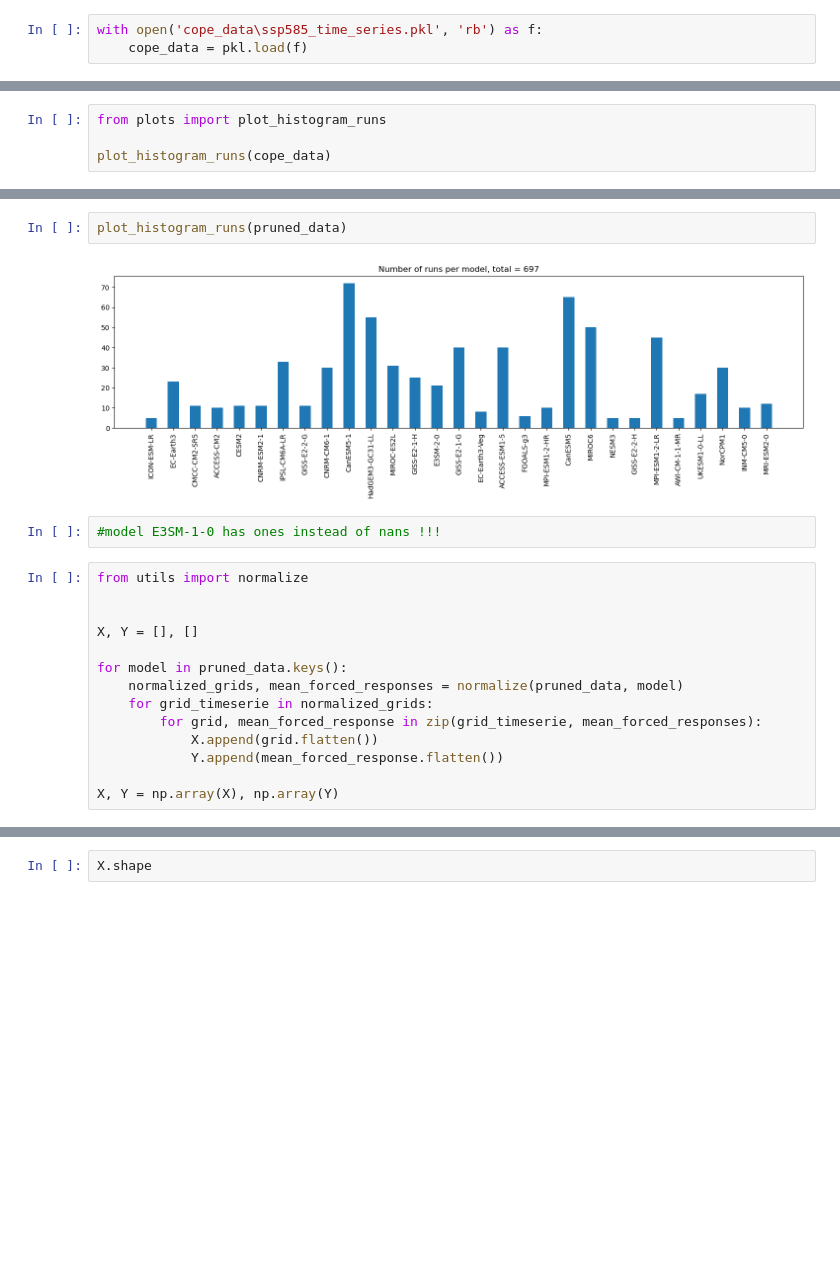
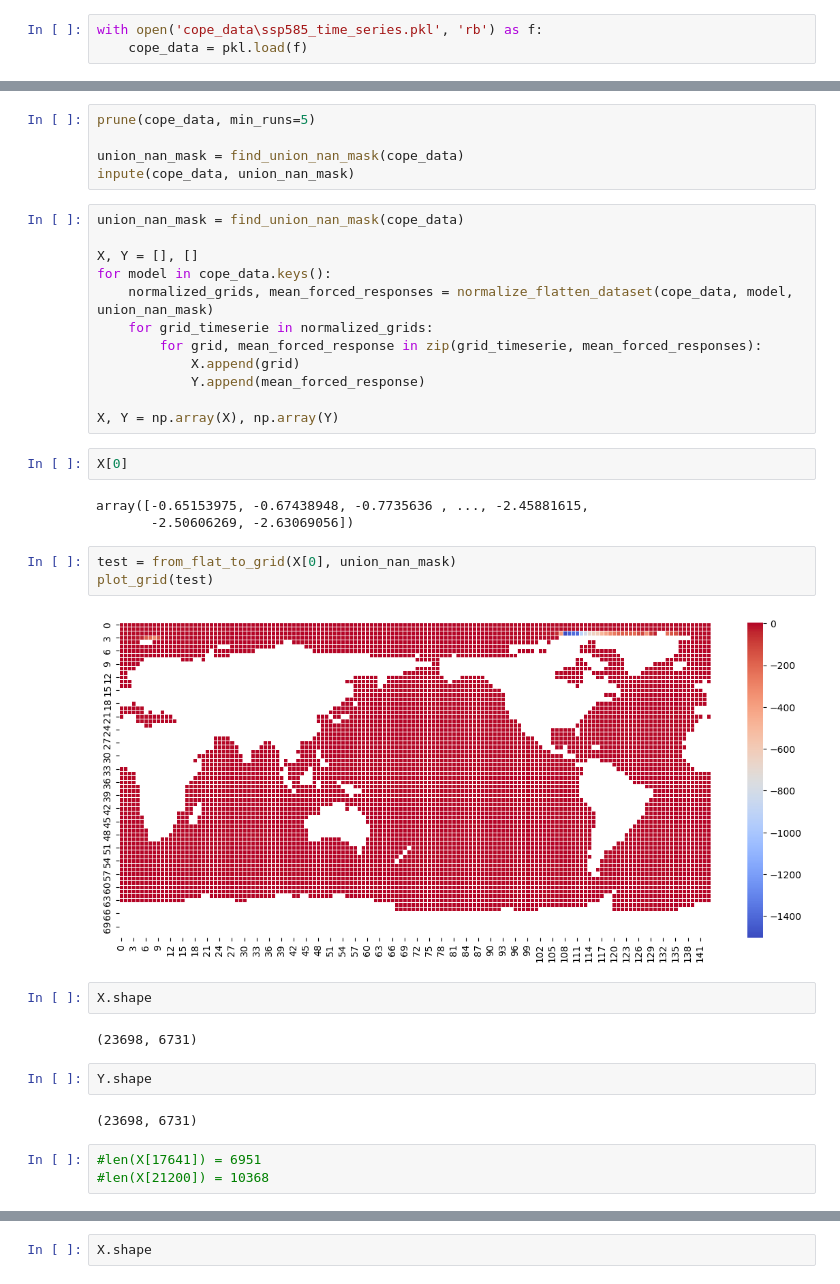
Before and after one commit to Victor2175/gm4cs-m, a Jupyter notebook: ridge_regression.ipynb, the cells around one changed output, grey strips where cells are left out. Drawn from its saved outputs; the diff is of its cells as text; blank space fills up the shorter version.

```diff
--- a/ridge_regression.ipynb
+++ b/ridge_regression.ipynb
@@ -54,4 +17,0 @@ cope_data['E3SM-1-0']
-# %%
-from plots import plot_histogram_runs
-
-plot_histogram_runs(cope_data)
@@ -64,20 +18,38 @@ pruned_data = prune(cope_data, min_runs=5)
-# %%
-plot_histogram_runs(pruned_data)
-# %% [output]
-[figure, removed]
-# %%
-#model E3SM-1-0 has ones instead of nans !!!
+# %%
+prune(cope_data, min_runs=5)
+
+union_nan_mask = find_union_nan_mask(cope_data)
+inpute(cope_data, union_nan_mask)
 # %%
-from utils import normalize
-
+union_nan_mask = find_union_nan_mask(cope_data)
 
 X, Y = [], []
-
-for model in pruned_data.keys():
-    normalized_grids, mean_forced_responses = normalize(pruned_data, model)
+for model in cope_data.keys():
+    normalized_grids, mean_forced_responses = normalize_flatten_dataset(cope_data, model, union_nan_mask)
     for grid_timeserie in normalized_grids:
         for grid, mean_forced_response in zip(grid_timeserie, mean_forced_responses):
-            X.append(grid.flatten())
-            Y.append(mean_forced_response.flatten())
+            X.append(grid)
+            Y.append(mean_forced_response)
 
 X, Y = np.array(X), np.array(Y)
+# %%
+X[0]
+# %% [output]
+array([-0.65153975, -0.67438948, -0.7735636 , ..., -2.45881615,
+       -2.50606269, -2.63069056])
+# %%
+test = from_flat_to_grid(X[0], union_nan_mask)
+plot_grid(test)
+# %% [output]
+[figure, added]
+# %%
+X.shape
+# %% [output]
+(23698, 6731)
+# %%
+Y.shape
+# %% [output]
+(23698, 6731)
+# %%
+#len(X[17641]) = 6951
+#len(X[21200]) = 10368
```
Also changed, not shown: parts of 18 cells of this notebook, 3 other files.
